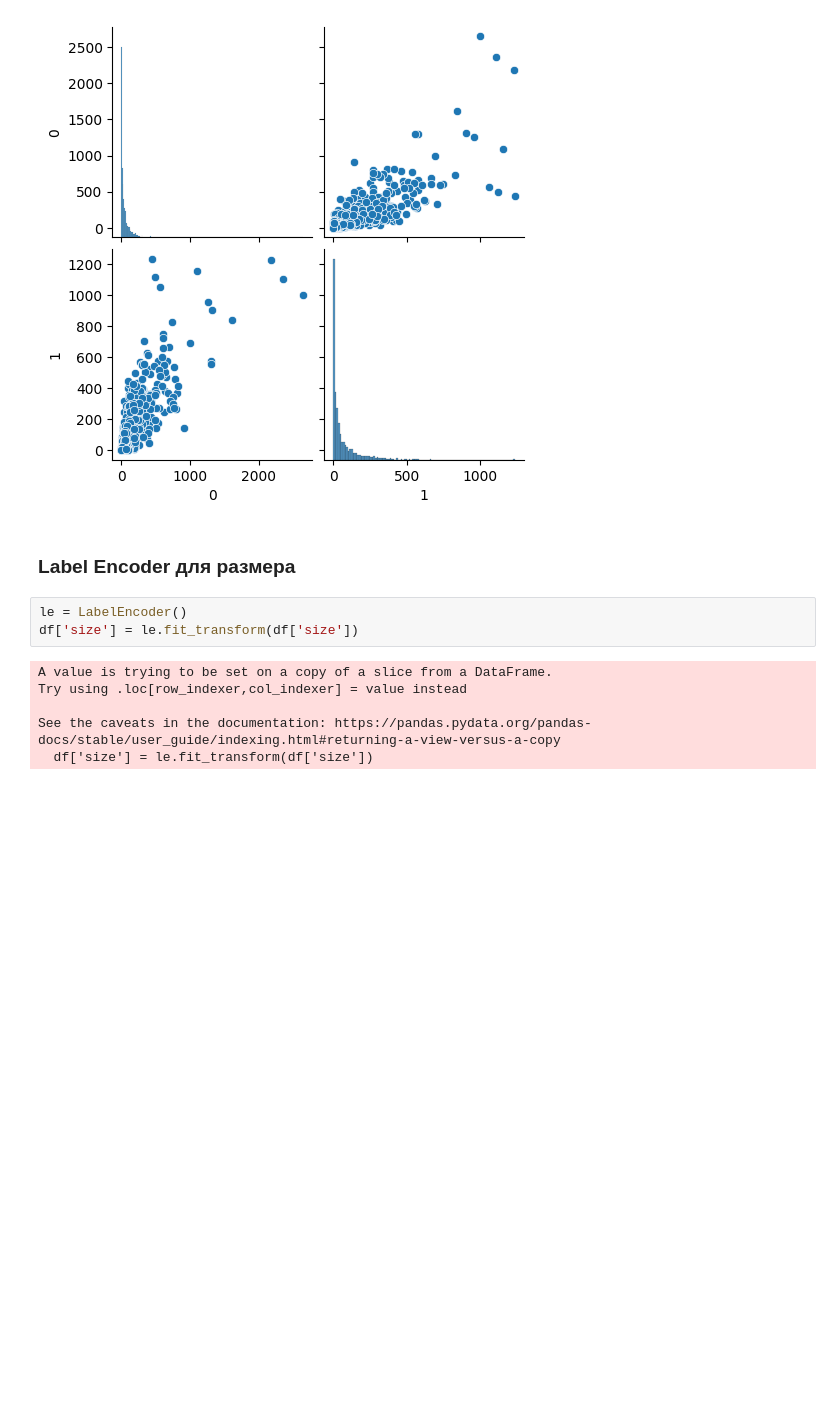
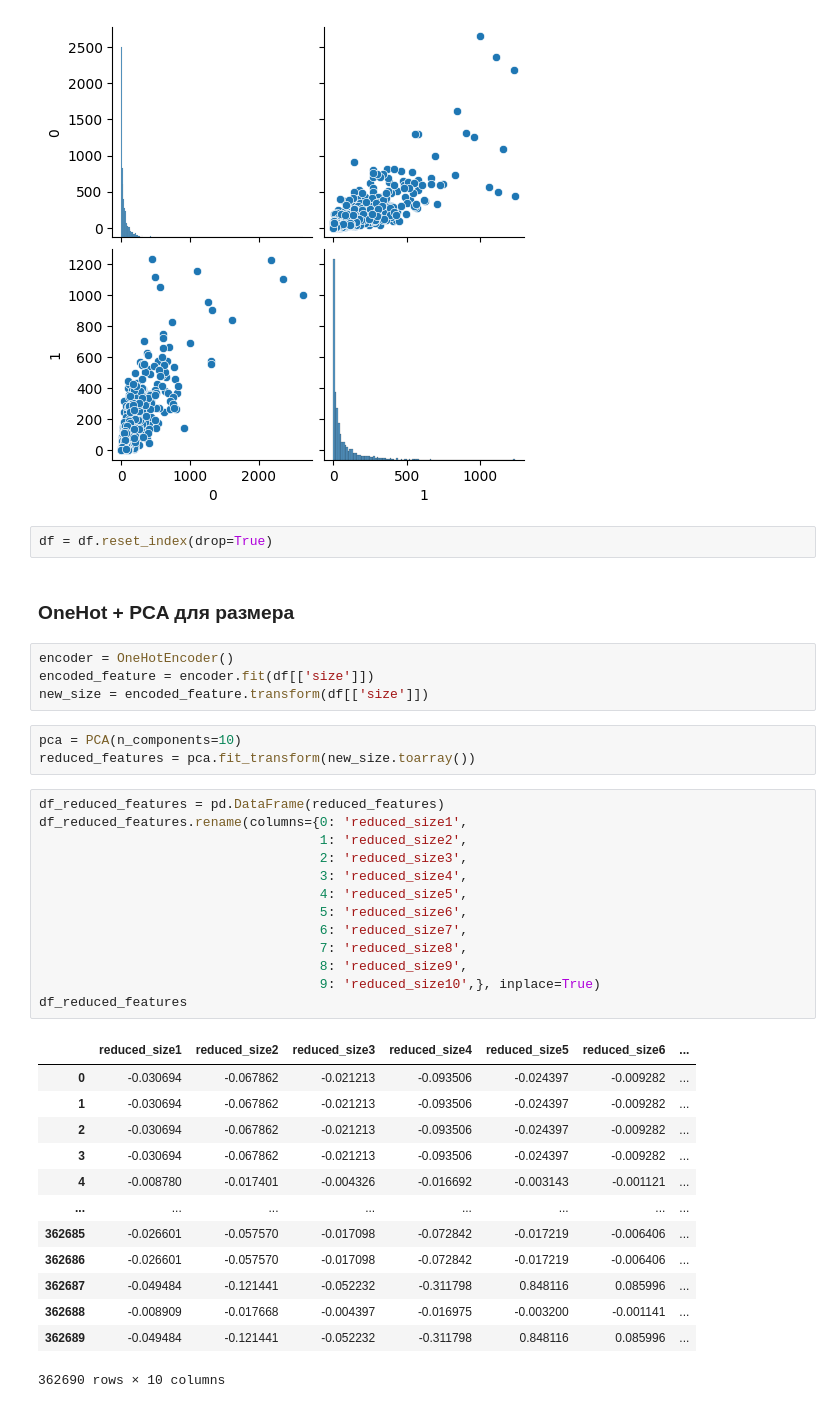
Before and after one commit to EfimowEgor/MMAD_DMC2014, a Jupyter notebook: EDA_v2.ipynb, the cells around one changed output. Saved outputs shown, nothing was run; the diff lists cells and outputs as text; blank space fills up the shorter version.

Commit message:
OHE state, size. Most popular product.

```diff
--- a/EDA_v2.ipynb
+++ b/EDA_v2.ipynb
@@ -164,14 +162,41 @@ sns.pairplot(df.groupby('itemID')['returnShipment'].value_counts().unstack())
 # %% [output]
 <seaborn.axisgrid.PairGrid at 0x...>
 [figure]
+# %%
+df = df.reset_index(drop=True)
 # %% [markdown]
-### Label Encoder для размера
+### OneHot + PCA для размера
-# %%
-le = LabelEncoder()
-df['size'] = le.fit_transform(df['size'])
-# %% [output]
-A value is trying to be set on a copy of a slice from a DataFrame.
-Try using .loc[row_indexer,col_indexer] = value instead
-
-See the caveats in the documentation: https://pandas.pydata.org/pandas-docs/stable/user_guide/indexing.html#returning-a-view-versus-a-copy
-  df['size'] = le.fit_transform(df['size'])
+# %%
+encoder = OneHotEncoder()
+encoded_feature = encoder.fit(df[['size']])
+new_size = encoded_feature.transform(df[['size']])
+# %%
+pca = PCA(n_components=10)
+reduced_features = pca.fit_transform(new_size.toarray())
+# %%
+df_reduced_features = pd.DataFrame(reduced_features)
+df_reduced_features.rename(columns={0: 'reduced_size1',
+                                    1: 'reduced_size2',
+                                    2: 'reduced_size3',
+                                    3: 'reduced_size4',
+                                    4: 'reduced_size5',
+                                    5: 'reduced_size6',
+                                    6: 'reduced_size7',
+                                    7: 'reduced_size8',
+                                    8: 'reduced_size9',
+                                    9: 'reduced_size10',}, inplace=True)
+df_reduced_features
+# %% [output]
+|  | reduced_size1 | reduced_size2 | reduced_size3 | reduced_size4 | reduced_size5 | reduced_size6 | ... |
+| 0 | -0.030694 | -0.067862 | -0.021213 | -0.093506 | -0.024397 | -0.009282 | ... |
+| 1 | -0.030694 | -0.067862 | -0.021213 | -0.093506 | -0.024397 | -0.009282 | ... |
+| 2 | -0.030694 | -0.067862 | -0.021213 | -0.093506 | -0.024397 | -0.009282 | ... |
+| 3 | -0.030694 | -0.067862 | -0.021213 | -0.093506 | -0.024397 | -0.009282 | ... |
+| 4 | -0.008780 | -0.017401 | -0.004326 | -0.016692 | -0.003143 | -0.001121 | ... |
+| ... | ... | ... | ... | ... | ... | ... | ... |
+| 362685 | -0.026601 | -0.057570 | -0.017098 | -0.072842 | -0.017219 | -0.006406 | ... |
+| 362686 | -0.026601 | -0.057570 | -0.017098 | -0.072842 | -0.017219 | -0.006406 | ... |
+| 362687 | -0.049484 | -0.121441 | -0.052232 | -0.311798 | 0.848116 | 0.085996 | ... |
+| 362688 | -0.008909 | -0.017668 | -0.004397 | -0.016975 | -0.003200 | -0.001141 | ... |
+| 362689 | -0.049484 | -0.121441 | -0.052232 | -0.311798 | 0.848116 | 0.085996 | ... |
+362690 rows × 10 columns
```
Also changed, not shown: parts of 16 cells of this notebook.
